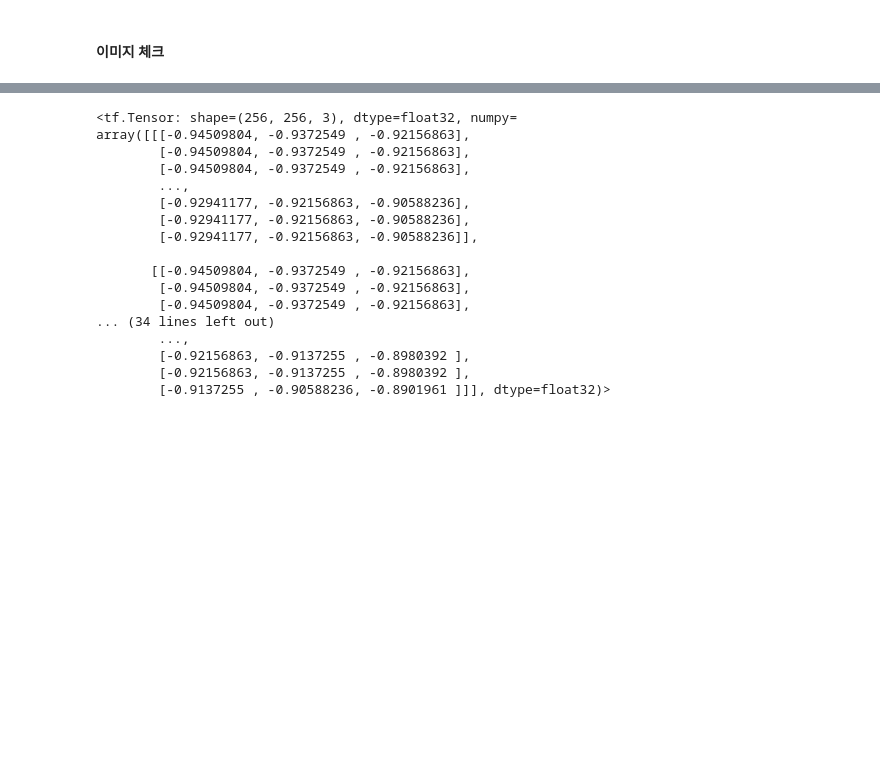
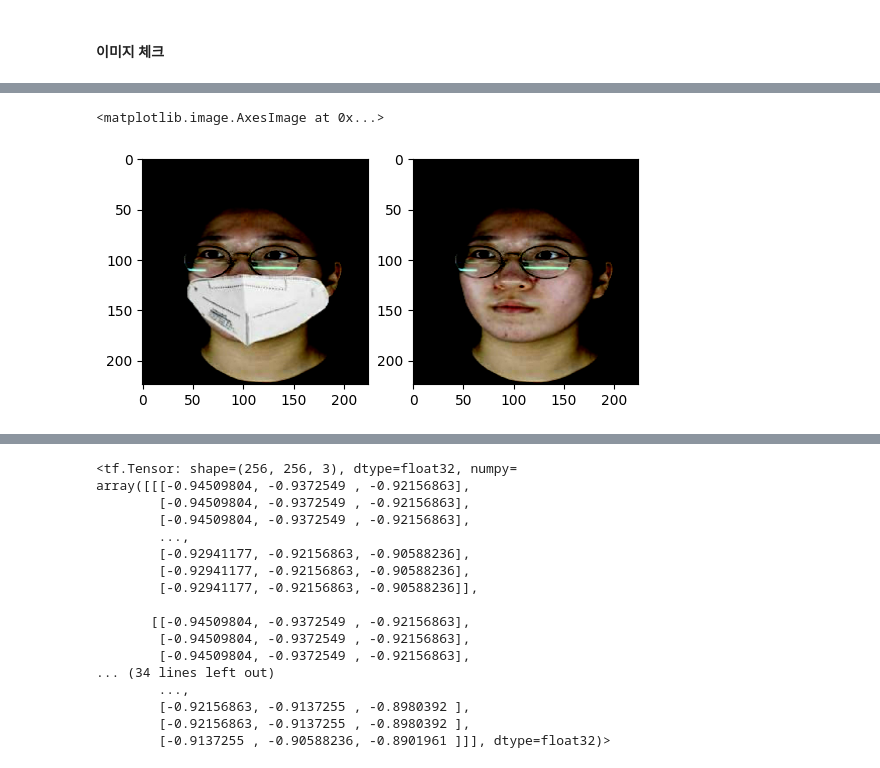
Before and after one commit to hyoungjoojin/UnVeilify, a Jupyter notebook: MaskG.ipynb, the cells around one changed output, grey strips where cells are left out. Cells and saved outputs as stored; diff of their text form; code cells hidden in the pictures; blank space fills up the shorter version.

```diff
--- a/MaskG.ipynb
+++ b/MaskG.ipynb
@@ -398,3 +401,6 @@ plt.imshow(img)
+# %%
+mask_path = '/content/drive/MyDrive/processed/masked_image/0001_0001.png.jpg'
+real_path = '/content/drive/MyDrive/processed/unmasked_image/0001_0001.png.jpg'
 # %%
 def test_image(image_file):
         """
@@ -432,0 +446,9 @@ def make_test(image_file):
+# %%
+mask_img = load_image_test(mask_path, 224)
+real_img = load_image_test(real_path, 224)
+
+plt.subplot(1, 2, 1)
+plt.imshow(mask_img)
+plt.subplot(1, 2, 2)
+plt.imshow(real_img)
+# %% [output]
@@ -432,0 +457,2 @@ def make_test(image_file):
+<matplotlib.image.AxesImage at 0x...>
+[figure, added]
```
Also changed, not shown: parts of 34 cells of this notebook, 32 other files.
